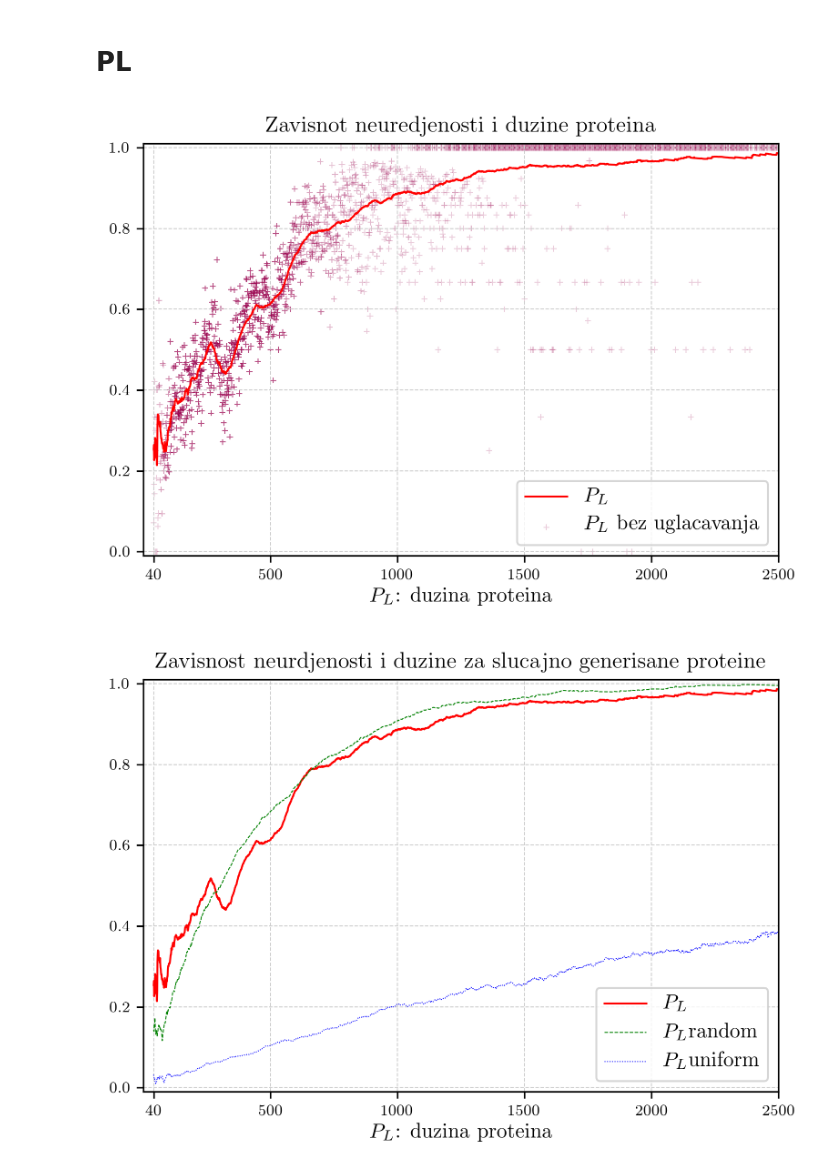
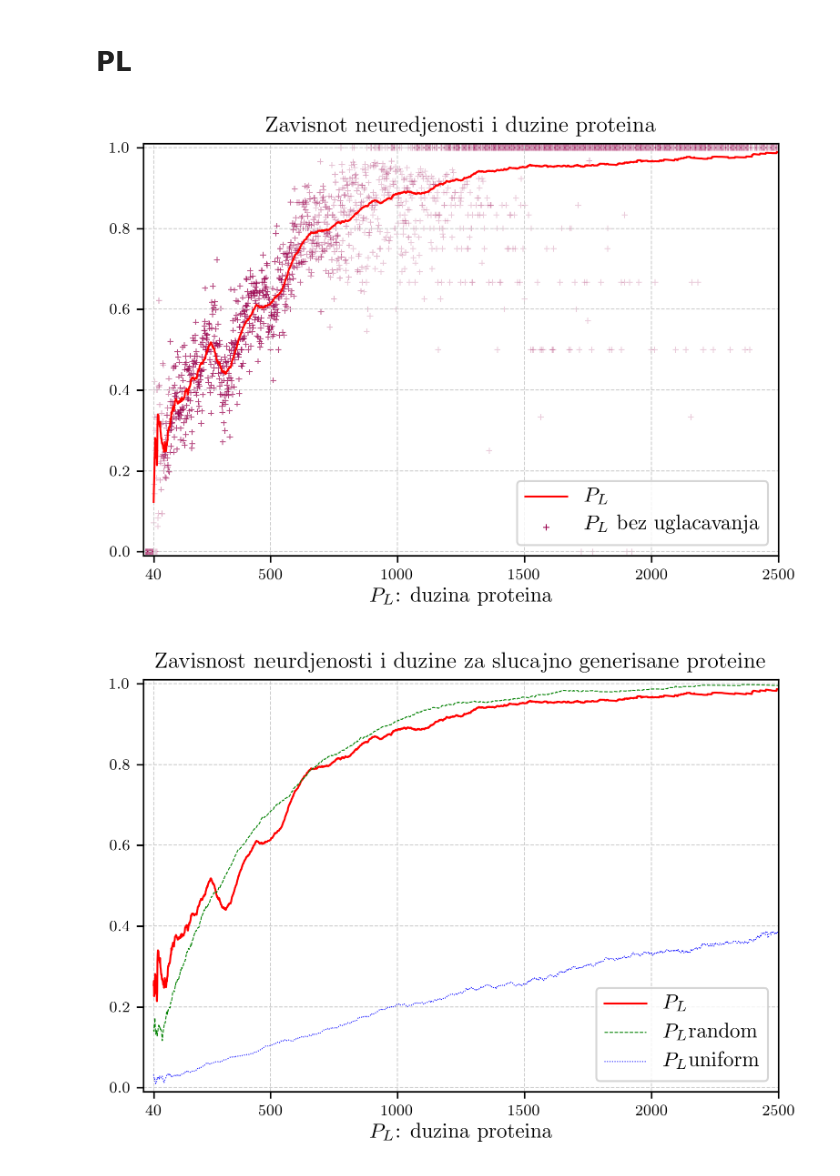
Before and after one commit to gvinterhalter/MASTER2, a Jupyter notebook: 2.1 PL.ipynb, the cells around one changed output. Cells and saved outputs as stored; diff of their text form; code cells hidden in the pictures.

```diff
--- a/2.1 PL.ipynb
+++ b/2.1 PL.ipynb
@@ -17,7 +17,7 @@ def generate_PL(raw_prediction, min_len=40, max_len=2500):
                          for ac, raw_pred, reg_list in raw_prediction ]
                       , columns=["ac", "len", "dis"])
     df.set_index('ac', inplace=True)
-    df = df[(df.len >= min_len) & (df.len<=2500)]
+    #df = df[(df.len >= min_len) & (df.len<=2500)]
 
     @lru_cache(maxsize=None)
     def _PL(L):
@@ -45,29 +45,30 @@ with open('data/predictions/vsl2b_uniform.pickle', 'rb') as fu:
 # %%
 fig, ax = plt.subplots()
 fig.set_dpi(300)
 
 xs = np.arange(40, 2500)
 ys = np.array([PL(x) for x in xs])
 
 ax.plot(xs, ys, 'r-', linewidth=1, label='$P_L$')
 
 xs_count = PL.df.groupby('len').count().dis
 xs_color = [(0.6,0,0.3, max(min(n/100,0.7),0.2) ) for n in xs_count]
 ax.scatter( PL.raw.index,  PL.raw.dis, label='$P_L$ bez uglacavanja'
             , marker='+', color=xs_color, linewidth=0.5, s=10)
 
 ax.set_ylim(-0.01, 1.01)
 ax.set_xlim(0, 2500)
 ax.set_xticks([40]+list(range(0, 2501, 500))[1:])
 
 ax.set_title('Zavisnot neuredjenosti i duzine proteina')
 ax.set_xlabel("$P_L$: duzina proteina")
 
-ax.legend()
+leg =ax.legend()
+leg.legendHandles[1].set_color((0.6,0,0.3))
 
-plt.savefig('plots/PL_F.pdf')
+#plt.savefig('plots/PL_F.pdf')
 # %% [output]
-[figure, old version]
+[figure, new version]
 # %%
 fig, ax = plt.subplots()
 fig.set_dpi(300)
```
Also changed, not shown: parts of 9 cells of this notebook, 4 other files.
